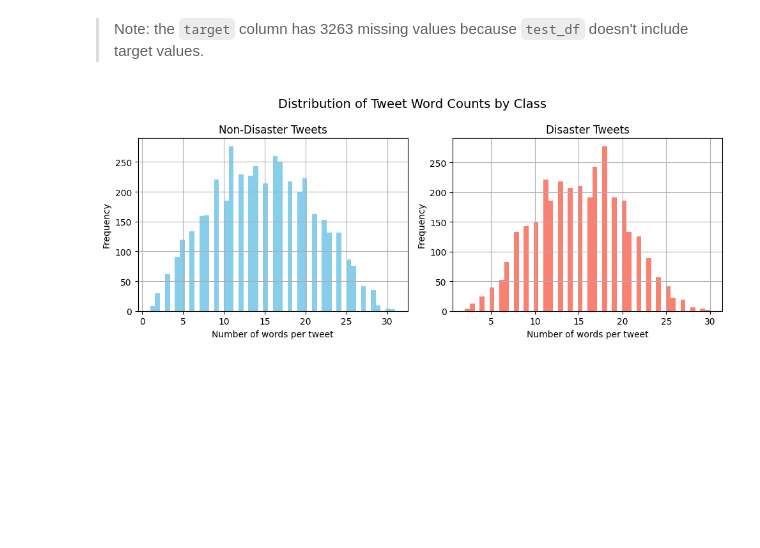
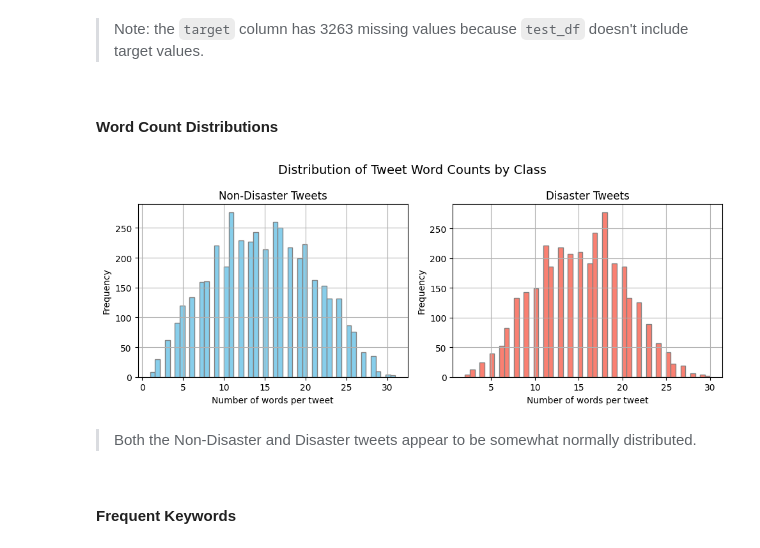
Before and after one commit to ryan-bulger/Disaster-Tweets, a Jupyter notebook: disaster_rnn_kaggle.ipynb, the cells around one changed output. Cells and saved outputs as stored; diff of their text form; code cells hidden in the pictures; blank space fills up the shorter version.

```diff
--- a/disaster_rnn_kaggle.ipynb
+++ b/disaster_rnn_kaggle.ipynb
@@ -106,27 +135,33 @@ text_length       0
 dtype: int64
 # %% [markdown]
 > Note: the `target` column has 3263 missing values because `test_df` doesn't include target values.
+# %% [markdown]
+#### Word Count Distributions
 # %%
 # Add tweet length column
 train_df['length'] = train_df['text'].apply(lambda x: len(x.split()))
 
 # Create side-by-side histograms
 plt.figure(figsize=(10, 4))
 
 plt.subplot(1, 2, 1)
-train_df[train_df['target'] == 0]['length'].hist(bins=50, color='skyblue')
+train_df[train_df['target'] == 0]['length'].hist(bins=50, color='skyblue', edgecolor='grey')
 plt.title('Non-Disaster Tweets')
 plt.xlabel('Number of words per tweet')
 plt.ylabel('Frequency')
 
 plt.subplot(1, 2, 2)
-train_df[train_df['target'] == 1]['length'].hist(bins=50, color='salmon')
+train_df[train_df['target'] == 1]['length'].hist(bins=50, color='salmon', edgecolor='grey')
 plt.title('Disaster Tweets')
 plt.xlabel('Number of words per tweet')
 plt.ylabel('Frequency')
 
 plt.suptitle('Distribution of Tweet Word Counts by Class', fontsize=14)
 plt.tight_layout()
 plt.show()
 # %% [output]
-[figure, old version]
+[figure, new version]
+# %% [markdown]
+> Both the Non-Disaster and Disaster tweets appear to be somewhat normally distributed.
+# %% [markdown]
+#### Frequent Keywords
```
Also changed, not shown: parts of 31 cells of this notebook.
